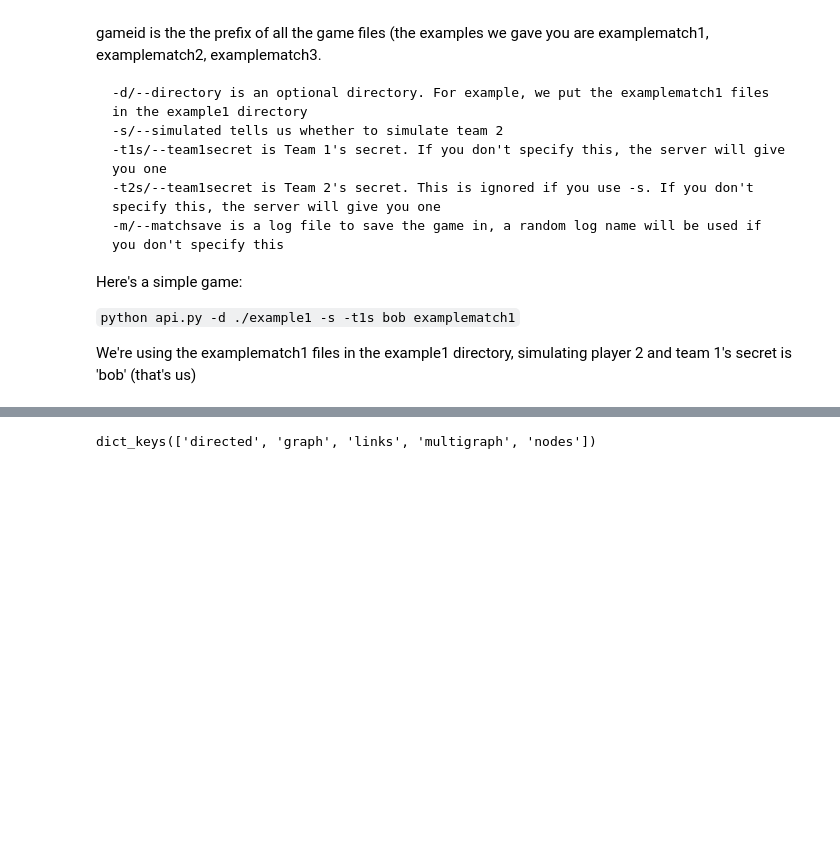
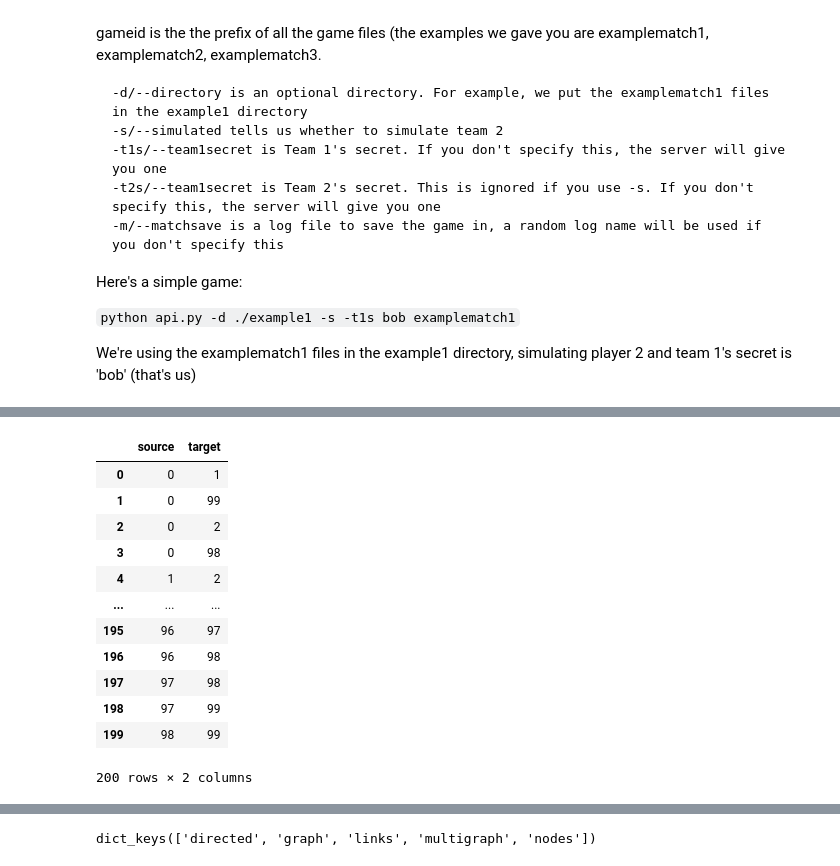
Before and after one commit to ArielleChuang/Robogames, a Jupyter notebook: clients/Example.ipynb, the cells around one changed output, grey strips where cells are left out. Drawn from its saved outputs; the diff is of its cells as text; code cells hidden in the pictures; blank space fills up the shorter version.

```diff
--- a/clients/Example.ipynb
+++ b/clients/Example.ipynb
@@ -118,3 +139,20 @@ alt.Chart(robots).mark_bar().encode(
 # %%
 # grab the networks
 network = game.getNetwork()
+links = network['links']
+df = pd.DataFrame(links, columns=['source', 'target'])
+df
+# %% [output]
+|  | source | target |
+| 0 | 0 | 1 |
+| 1 | 0 | 99 |
+| 2 | 0 | 2 |
+| 3 | 0 | 98 |
+| 4 | 1 | 2 |
+| ... | ... | ... |
+| 195 | 96 | 97 |
+| 196 | 96 | 98 |
+| 197 | 97 | 98 |
+| 198 | 97 | 99 |
+| 199 | 98 | 99 |
+200 rows × 2 columns
```
Also changed, not shown: parts of 13 cells of this notebook, 34 other files.
